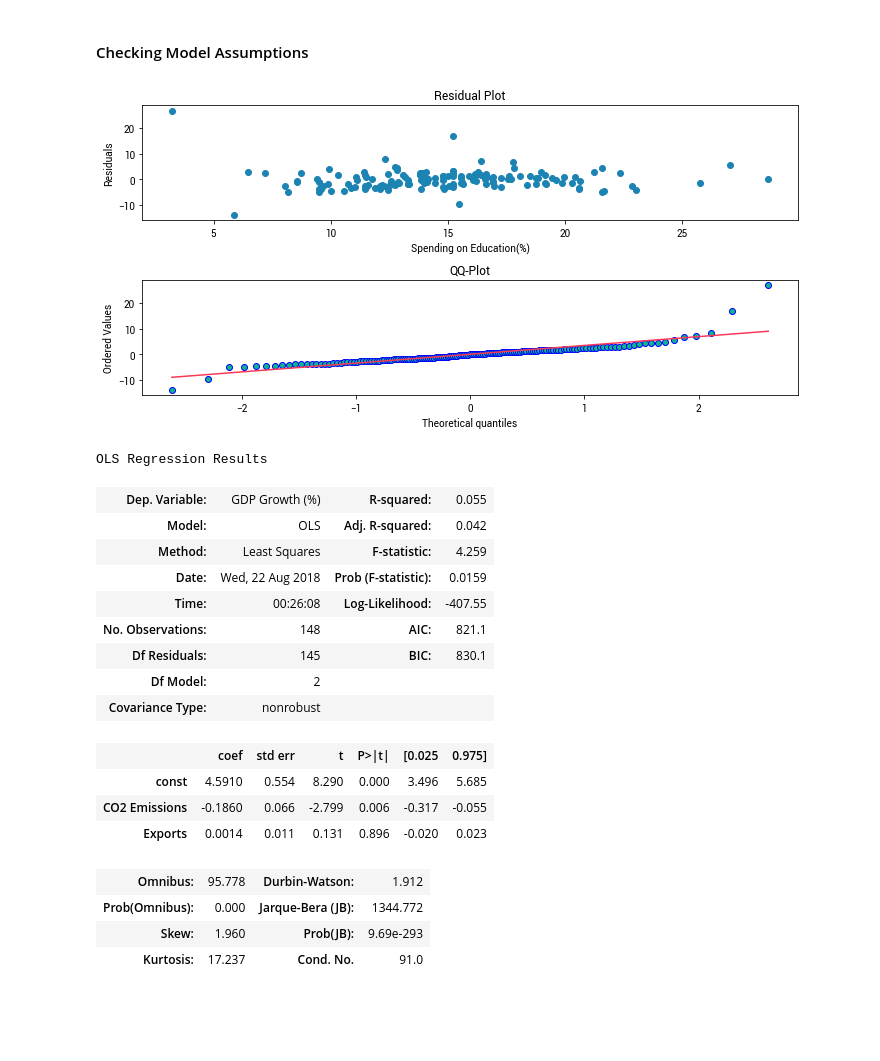
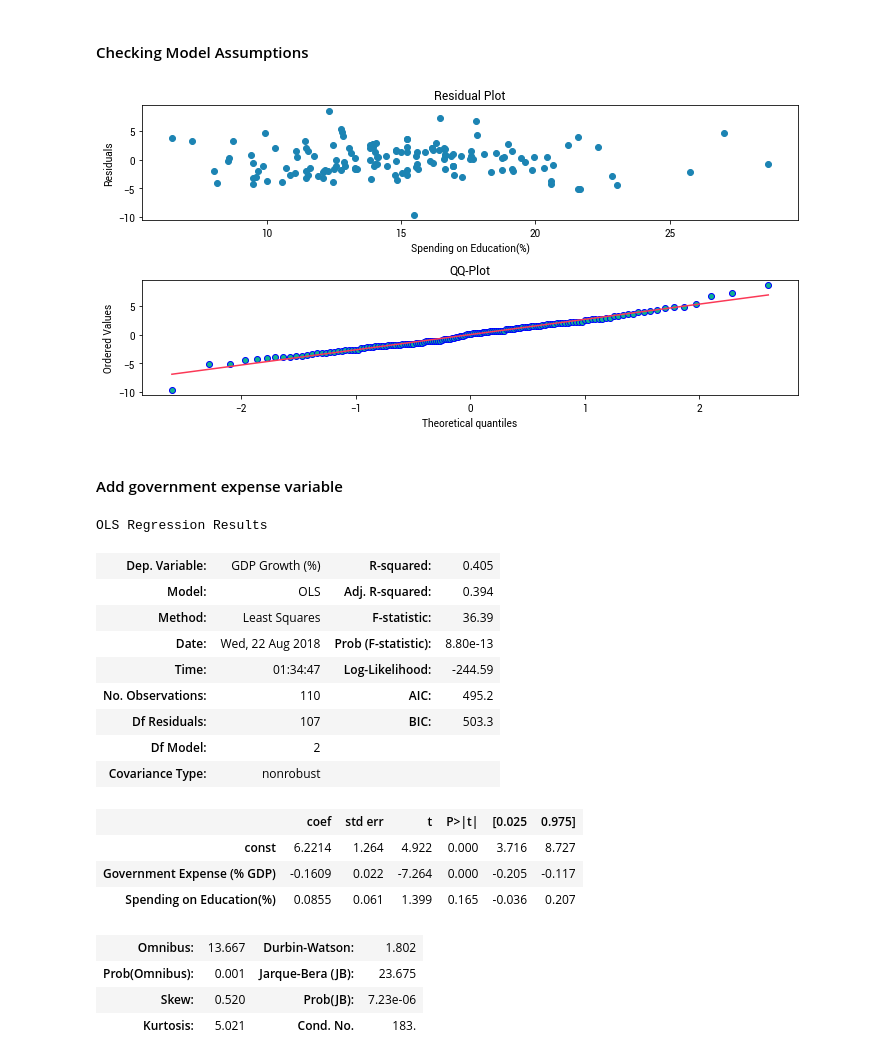
Before and after one commit to magtanggol03/dec130, a Jupyter notebook: notebooks/01 Regression Analysis.ipynb, the cells around one changed output. Drawn from its saved outputs; the diff is of its cells as text; code cells hidden in the pictures; blank space fills up the shorter version.

```diff
--- a/notebooks/01 Regression Analysis.ipynb
+++ b/notebooks/01 Regression Analysis.ipynb
@@ -34,3 +34,6 @@ gov_exp_df = pd.read_csv('https://raw.githubusercontent.com/magtanggol03/dec130/
 merged_df = gov_exp_df[['Country Name', '2013']].merge(gdp_df[['Country Name', '2013']], on = 'Country Name').dropna() #get only 2013, merge and drop
 merged_df = merged_df.set_index('Country Name')#Set dataframe index to countries
 merged_df.columns = ['Spending on Education(%)', 'GDP Growth (%)'] #Set proper column titles
+merged_df = merged_df.drop(['Timor-Leste','South Sudan', 'Sierra Leone'],axis = 0)
+
+merged_df.head()
@@ -158,35 +169,34 @@ ax[1].set_title('QQ-Plot')
 plt.tight_layout()
 plt.show()
 # %% [output]
-[figure, old version]
+[figure, new version]
+# %% [markdown]
+#### Add government expense variable
 # %%
-co2_df = pd.read_csv('https://raw.githubusercontent.com/magtanggol03/dec130/master/datasets/economic-indicator/co2.csv', header = 2)
-exports_df = pd.read_csv('https://raw.githubusercontent.com/magtanggol03/dec130/master/datasets/economic-indicator/exports.csv', header = 2)
+govexp_df = pd.read_csv('https://raw.githubusercontent.com/magtanggol03/dec130/master/datasets/economic-indicator/expense.csv', header = 2)
 # %%
-merge3_df = co2_df[['Country Name', '2013']].merge(exports_df[['Country Name', '2013']], on = 'Country Name').dropna()
-merge3_df = merge3_df.set_index('Country Name')
-merge3_df.columns = ['CO2 Emissions', 'Exports']
-
+merge3_df = govexp_df[['Country Name', '2013']].set_index('Country Name')
+merge3_df.columns = ['Government Expense (% GDP)']
 merge4_df = merge3_df.merge(merged_df, left_index = True, right_index = True).dropna()
 
-model4 = sm.OLS(merge4_df['GDP Growth (%)'], sm.add_constant(merge4_df[['CO2 Emissions','Exports']])).fit()
+model4 = sm.OLS(merge4_df['GDP Growth (%)'], sm.add_constant(merge4_df.drop('GDP Growth (%)', axis = 1))).fit()
 model4.summary()
 # %% [output]
 OLS Regression Results
-| Dep. Variable: | GDP Growth (%) | R-squared: | 0.055 |
-| Model: | OLS | Adj. R-squared: | 0.042 |
-| Method: | Least Squares | F-statistic: | 4.259 |
-| Date: | Wed, 22 Aug 2018 | Prob (F-statistic): | 0.0159 |
-| Time: | 00:26:08 | Log-Likelihood: | -407.55 |
-| No. Observations: | 148 | AIC: | 821.1 |
-| Df Residuals: | 145 | BIC: | 830.1 |
+| Dep. Variable: | GDP Growth (%) | R-squared: | 0.405 |
+| Model: | OLS | Adj. R-squared: | 0.394 |
+| Method: | Least Squares | F-statistic: | 36.39 |
+| Date: | Wed, 22 Aug 2018 | Prob (F-statistic): | 8.80e-13 |
+| Time: | 01:34:47 | Log-Likelihood: | -244.59 |
+| No. Observations: | 110 | AIC: | 495.2 |
+| Df Residuals: | 107 | BIC: | 503.3 |
 | Df Model: | 2 |  |  |
 | Covariance Type: | nonrobust |  |  |
 |  | coef | std err | t | P>|t| | [0.025 | 0.975] |
-| const | 4.5910 | 0.554 | 8.290 | 0.000 | 3.496 | 5.685 |
-| CO2 Emissions | -0.1860 | 0.066 | -2.799 | 0.006 | -0.317 | -0.055 |
-| Exports | 0.0014 | 0.011 | 0.131 | 0.896 | -0.020 | 0.023 |
+| const | 6.2214 | 1.264 | 4.922 | 0.000 | 3.716 | 8.727 |
+| Government Expense (% GDP) | -0.1609 | 0.022 | -7.264 | 0.000 | -0.205 | -0.117 |
+| Spending on Education(%) | 0.0855 | 0.061 | 1.399 | 0.165 | -0.036 | 0.207 |
-| Omnibus: | 95.778 | Durbin-Watson: | 1.912 |
-| Prob(Omnibus): | 0.000 | Jarque-Bera (JB): | 1344.772 |
-| Skew: | 1.960 | Prob(JB): | 9.69e-293 |
-| Kurtosis: | 17.237 | Cond. No. | 91.0 |
+| Omnibus: | 13.667 | Durbin-Watson: | 1.802 |
+| Prob(Omnibus): | 0.001 | Jarque-Bera (JB): | 23.675 |
+| Skew: | 0.520 | Prob(JB): | 7.23e-06 |
+| Kurtosis: | 5.021 | Cond. No. | 183. |
```
Also changed, not shown: parts of 9 cells of this notebook, 3 other files.
